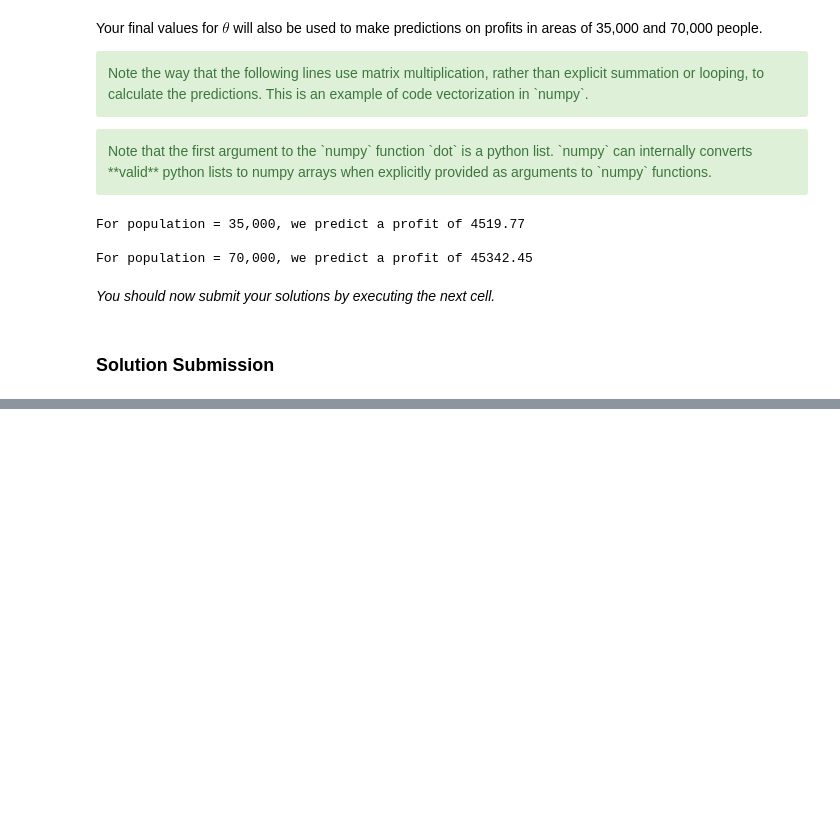
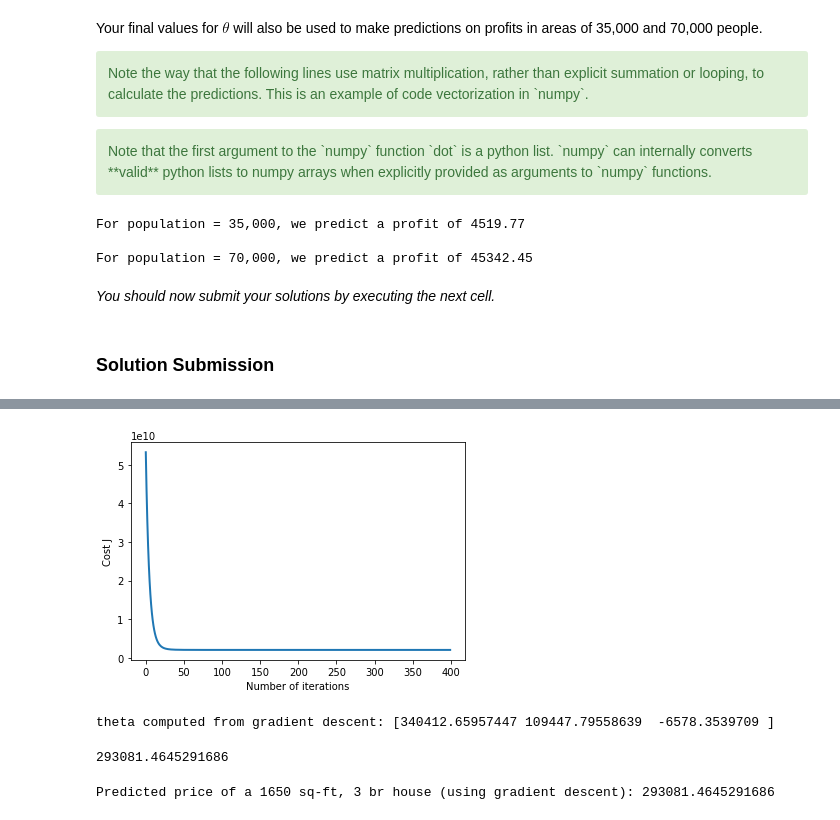
Before and after one commit to PrashanthSingaravelan/Machine-Learning-Andrew-Ng, a Jupyter notebook: 2_Linear Regression with Multiple Variables/assignments/Linear Regression.ipynb, the cells around one changed output, grey strips where cells are left out. Cells and saved outputs as stored; diff of their text form; code cells hidden in the pictures; blank space fills up the shorter version.

```diff
--- a/2_Linear Regression with Multiple Variables/assignments/Linear Regression.ipynb
+++ b/2_Linear Regression with Multiple Variables/assignments/Linear Regression.ipynb
@@ -274,0 +490,17 @@ The purpose of these graphs is to show you how $J(\theta)$ varies with changes i
+# %%
+def gradientDescentMulti(X, y, theta, alpha, num_iters):
+    # Initialize some useful values
+    m = y.shape[0] # number of training examples
+
+    # make a copy of theta, which will be updated by gradient descent
+    theta = theta.copy()
+
+    J_history = []
+
+    for i in range(num_iters):
+        h_theta_x = np.dot(X,theta)  ## hypothesis function
+        theta     = theta - (alpha/m) * np.dot((h_theta_x - y),X)
+
+        J_history.append(computeCostMulti(X, y, theta))
+
+    return theta, J_history
@@ -274,0 +541,40 @@ The purpose of these graphs is to show you how $J(\theta)$ varies with changes i
+# %%
+"""
+Instructions
+------------
+We have provided you with the following starter code that runs
+gradient descent with a particular learning rate (alpha).
+
+Your task is to first make sure that your functions - `computeCost`
+and `gradientDescent` already work with  this starter code and
+support multiple variables.
+
+After that, try running gradient descent with different values of
+alpha and see which one gives you the best result.
+
+Finally, you should complete the code at the end to predict the price
+of a 1650 sq-ft, 3 br house.
+
+Hint
+----
+At prediction, make sure you do the same feature normalization.
+"""
+# Choose some alpha value - change this
+alpha = 0.1
+num_iters = 400
+
+# init theta and run gradient descent
+theta = np.zeros(3)
+theta, J_history = gradientDescentMulti(X, y, theta, alpha, num_iters)
+
+# Plot the convergence graph
+plt.plot(np.arange(len(J_history)), J_history, lw=2)
+plt.xlabel('Number of iterations')
+plt.ylabel('Cost J')
+plt.show()
+
+# Display the gradient descent's result
+print('theta computed from gradient descent: {:s}'.format(str(theta)))
+# %% [output]
+[figure, added]
+theta computed from gradient descent: [340412.65957447 109447.79558639  -6578.3539709 ]
@@ -274,0 +590,9 @@ The purpose of these graphs is to show you how $J(\theta)$ varies with changes i
+# %%
+price = np.dot(X_array,theta)
+price
+# %% [output]
+293081.4645291686
+# %%
+print('Predicted price of a 1650 sq-ft, 3 br house (using gradient descent): {}'.format(price))
+# %% [output]
+Predicted price of a 1650 sq-ft, 3 br house (using gradient descent): 293081.4645291686
```
Also changed, not shown: parts of 29 cells of this notebook, 13 other files.
